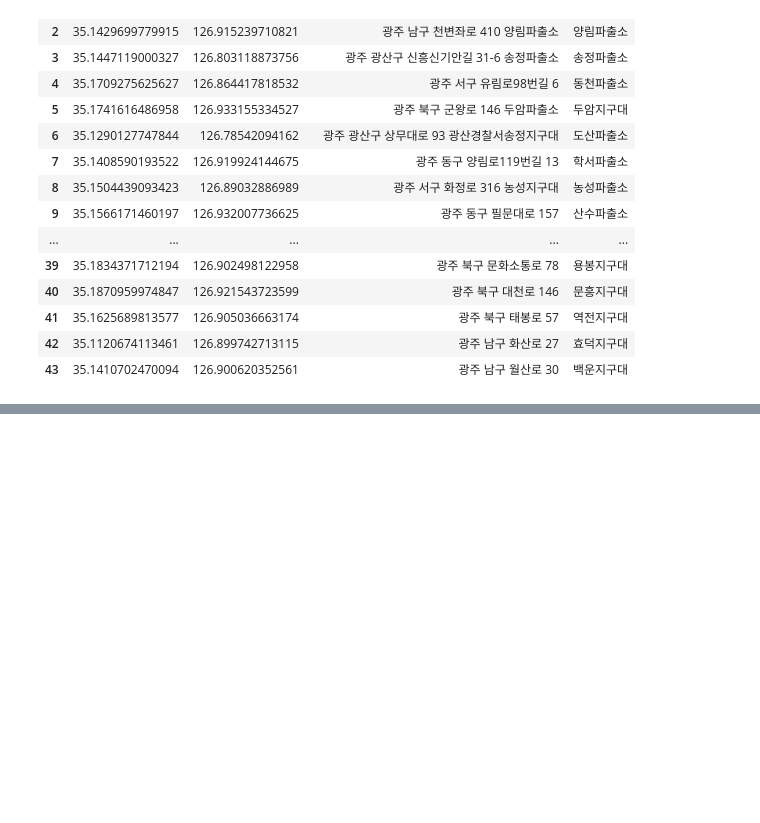
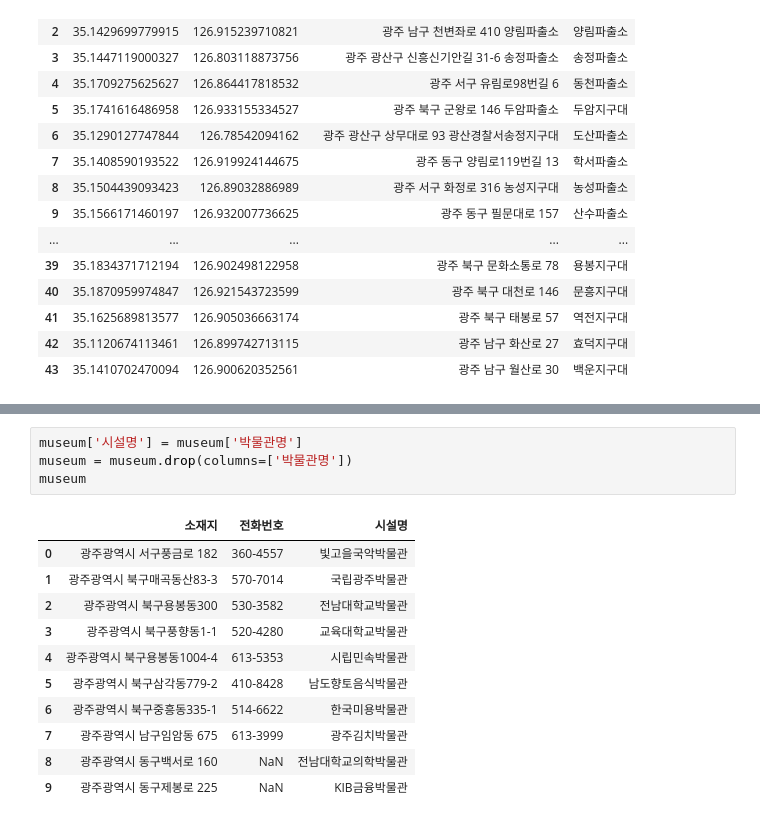
Before and after one commit to injoon2019/GJAI_Hackathon, a Jupyter notebook: 데이터 처리 코드/치안정보.ipynb, the cells around one changed output, grey strips where cells are left out. Cells and saved outputs as stored; diff of their text form; blank space fills up the shorter version.

```diff
--- a/데이터 처리 코드/치안정보.ipynb
+++ b/데이터 처리 코드/치안정보.ipynb
@@ -376,0 +404,16 @@ police_lat_long_df
+# %%
+museum['시설명'] = museum['박물관명']
+museum = museum.drop(columns=['박물관명'])
+museum
+# %% [output]
+|  | 소재지 | 전화번호 | 시설명 |
+| 0 | 광주광역시 서구풍금로 182 | 360-4557 | 빛고을국악박물관 |
+| 1 | 광주광역시 북구매곡동산83-3 | 570-7014 | 국립광주박물관 |
+| 2 | 광주광역시 북구용봉동300 | 530-3582 | 전남대학교박물관 |
+| 3 | 광주광역시 북구풍향동1-1 | 520-4280 | 교육대학교박물관 |
+| 4 | 광주광역시 북구용봉동1004-4 | 613-5353 | 시립민속박물관 |
+| 5 | 광주광역시 북구삼각동779-2 | 410-8428 | 남도향토음식박물관 |
+| 6 | 광주광역시 북구중흥동335-1 | 514-6622 | 한국미용박물관 |
+| 7 | 광주광역시 남구임암동 675 | 613-3999 | 광주김치박물관 |
+| 8 | 광주광역시 동구백서로 160 | NaN | 전남대학교의학박물관 |
+| 9 | 광주광역시 동구제봉로 225 | NaN | KIB금융박물관 |
```
Also changed, not shown: parts of 10 cells of this notebook, 3 other files.
